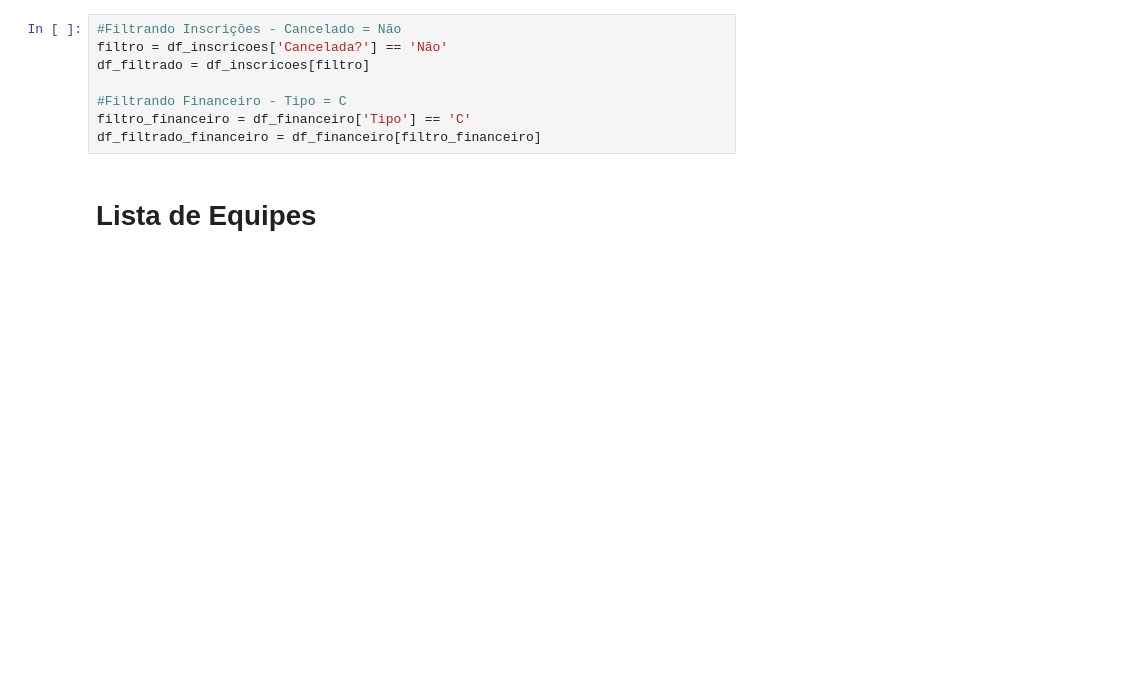
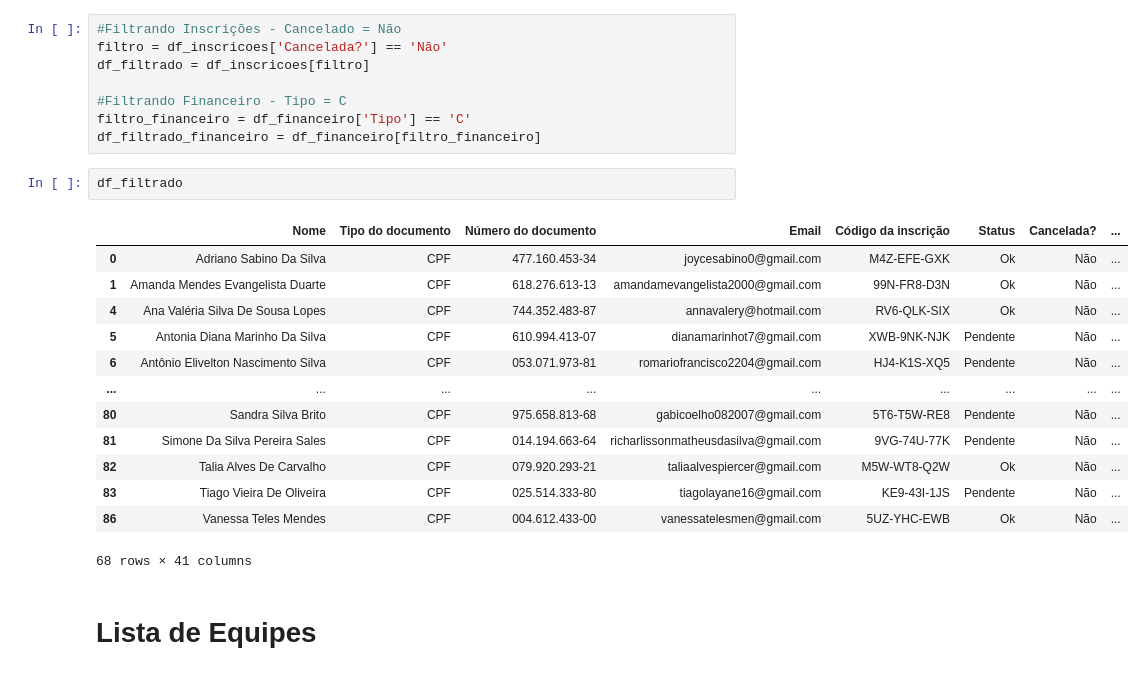
Before and after one commit to jarlanjsl/ECC, a Jupyter notebook: main.ipynb, the cells around one changed output. Saved outputs shown, nothing was run; the diff lists cells and outputs as text; blank space fills up the shorter version.

```diff
--- a/main.ipynb
+++ b/main.ipynb
@@ -11,6 +11,22 @@ df_filtrado = df_inscricoes[filtro]
 #Filtrando Financeiro - Tipo = C
 filtro_financeiro = df_financeiro['Tipo'] == 'C'
 df_filtrado_financeiro = df_financeiro[filtro_financeiro]
+# %%
+df_filtrado
+# %% [output]
+|  | Nome | Tipo do documento | Número do documento | Email | Código da inscrição | Status | Cancelada? | ... |
+| 0 | Adriano Sabino Da Silva | CPF | 477.160.453-34 | joycesabino0@gmail.com | M4Z-EFE-GXK | Ok | Não | ... |
+| 1 | Amanda Mendes Evangelista Duarte | CPF | 618.276.613-13 | amandamevangelista2000@gmail.com | 99N-FR8-D3N | Ok | Não | ... |
+| 4 | Ana Valéria Silva De Sousa Lopes | CPF | 744.352.483-87 | annavalery@hotmail.com | RV6-QLK-SIX | Ok | Não | ... |
+| 5 | Antonia Diana Marinho Da Silva | CPF | 610.994.413-07 | dianamarinhot7@gmail.com | XWB-9NK-NJK | Pendente | Não | ... |
+| 6 | Antônio Elivelton Nascimento Silva | CPF | 053.071.973-81 | romariofrancisco2204@gmail.com | HJ4-K1S-XQ5 | Pendente | Não | ... |
+| ... | ... | ... | ... | ... | ... | ... | ... | ... |
+| 80 | Sandra Silva Brito | CPF | 975.658.813-68 | gabicoelho082007@gmail.com | 5T6-T5W-RE8 | Pendente | Não | ... |
+| 81 | Simone Da Silva Pereira Sales | CPF | 014.194.663-64 | richarlissonmatheusdasilva@gmail.com | 9VG-74U-77K | Pendente | Não | ... |
+| 82 | Talia Alves De Carvalho | CPF | 079.920.293-21 | taliaalvespiercer@gmail.com | M5W-WT8-Q2W | Ok | Não | ... |
+| 83 | Tiago Vieira De Oliveira | CPF | 025.514.333-80 | tiagolayane16@gmail.com | KE9-43I-1JS | Pendente | Não | ... |
+| 86 | Vanessa Teles Mendes | CPF | 004.612.433-00 | vanessatelesmen@gmail.com | 5UZ-YHC-EWB | Ok | Não | ... |
+68 rows × 41 columns
 # %% [markdown]
 # Lista de Equipes
 # %%
```
Also changed, not shown: parts of 13 cells of this notebook, 2 other files.
